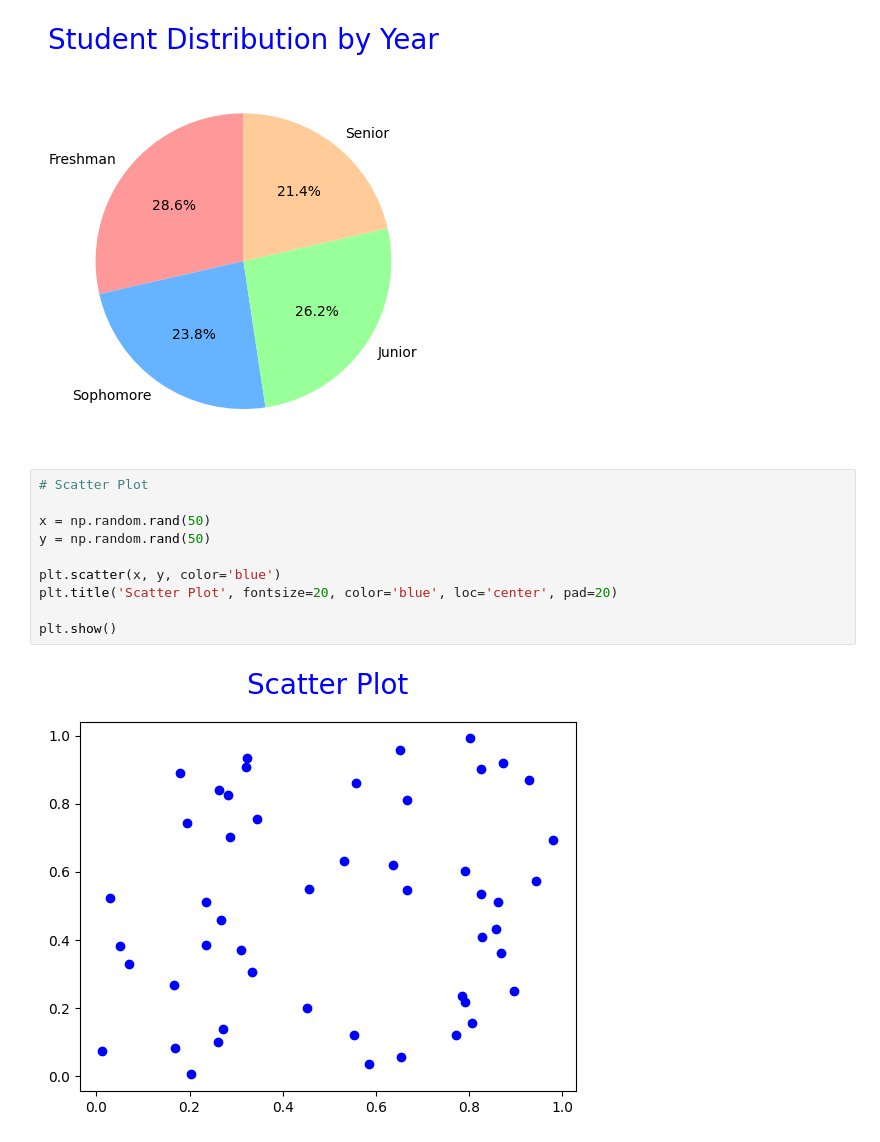
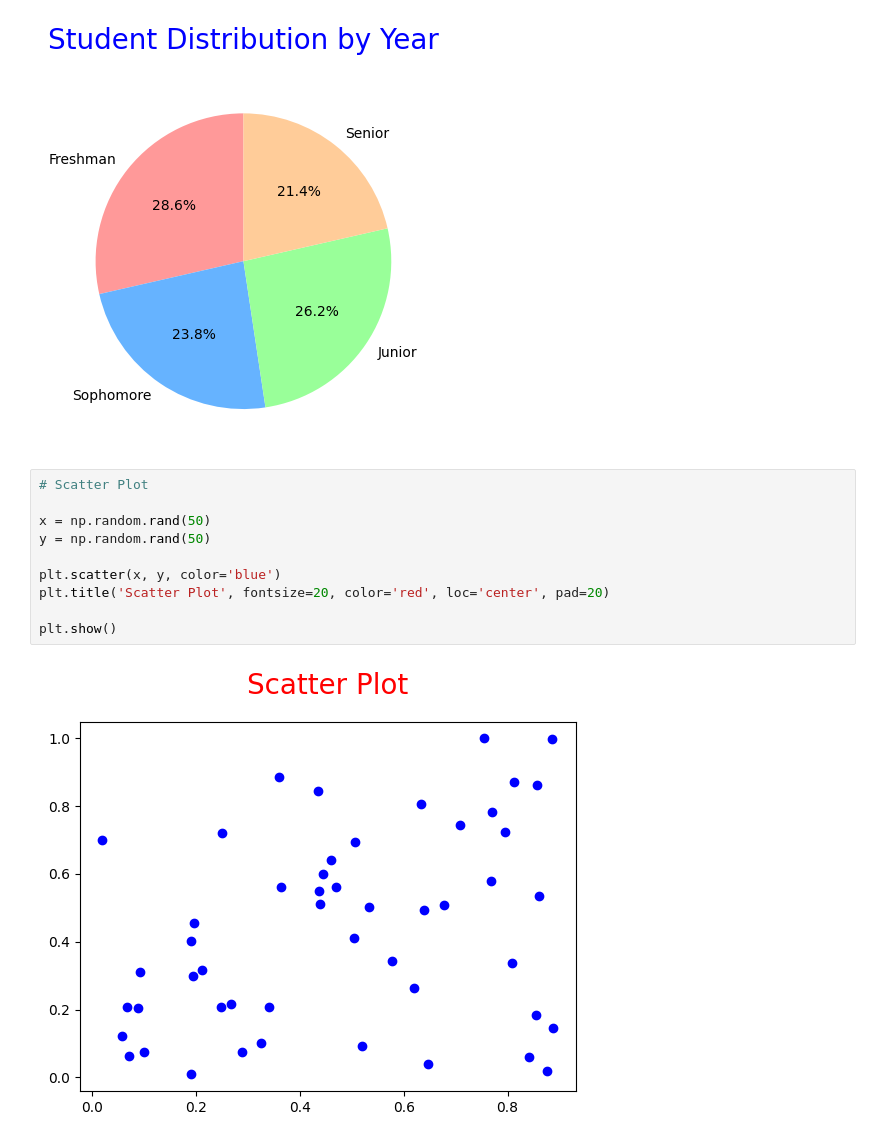
Before and after one commit to Islam-Raad-dev/GCI-World-Program, a Jupyter notebook: 04-Matplotlib/Lesson.ipynb, the cells around one changed output. Saved outputs shown, nothing was run; the diff lists cells and outputs as text.

```diff
--- a/04-Matplotlib/Lesson.ipynb
+++ b/04-Matplotlib/Lesson.ipynb
@@ -47,12 +47,12 @@ plt.show()
 # %%
 # Scatter Plot
 
 x = np.random.rand(50)
 y = np.random.rand(50)
 
 plt.scatter(x, y, color='blue')
-plt.title('Scatter Plot', fontsize=20, color='blue', loc='center', pad=20)
+plt.title('Scatter Plot', fontsize=20, color='red', loc='center', pad=20)
 
 plt.show()
 # %% [output]
-[figure, old version]
+[figure, new version]
```
